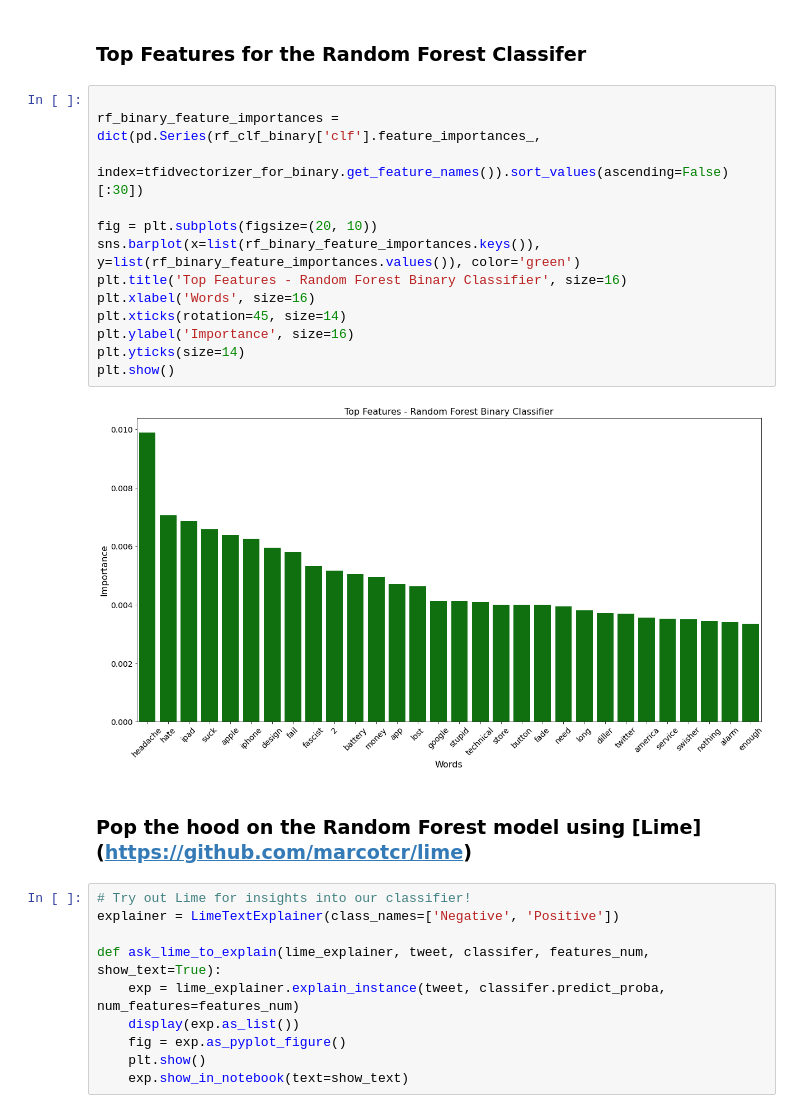
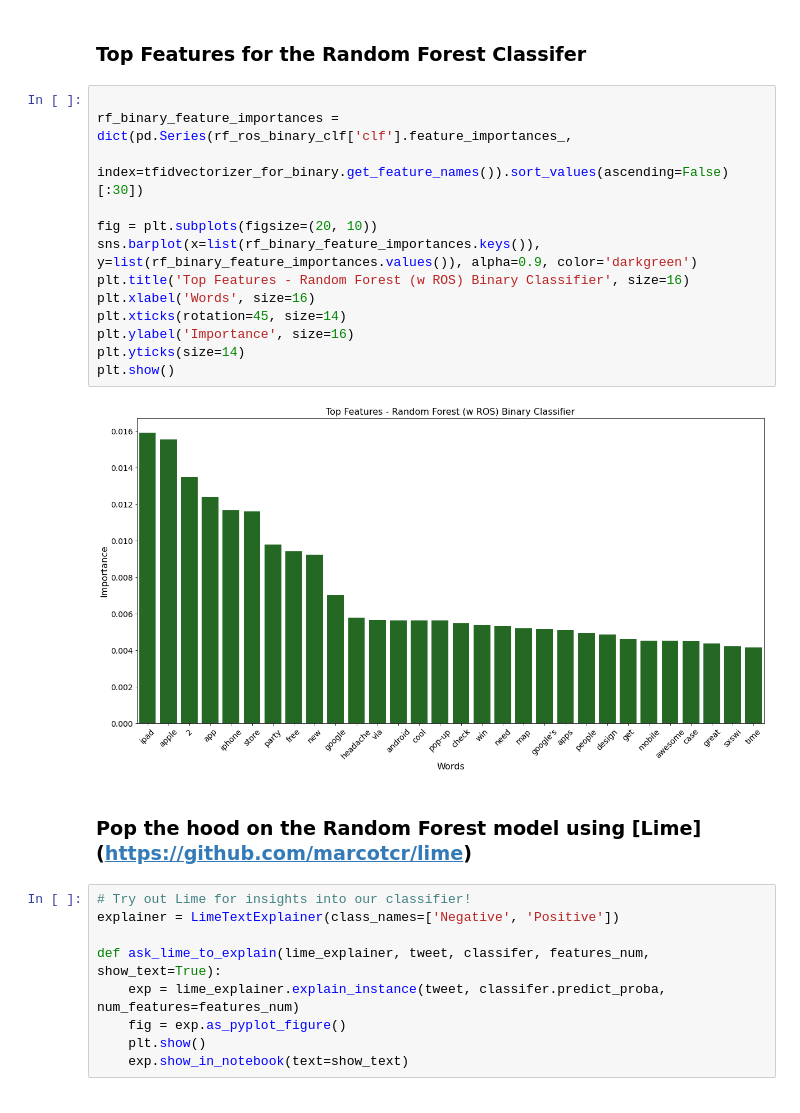
Before and after one commit to lspope/dsc-phase-4-project, a Jupyter notebook: notebooks/modeling.ipynb, the cells around one changed output. Drawn from its saved outputs; the diff is of its cells as text.

```diff
--- a/notebooks/modeling.ipynb
+++ b/notebooks/modeling.ipynb
@@ -270,19 +270,19 @@ Here's the summary:
 ### Top Features for the Random Forest Classifer
 # %%
 
-rf_binary_feature_importances = dict(pd.Series(rf_clf_binary['clf'].feature_importances_,
+rf_binary_feature_importances = dict(pd.Series(rf_ros_binary_clf['clf'].feature_importances_,
                             index=tfidvectorizer_for_binary.get_feature_names()).sort_values(ascending=False)[:30])
 
 fig = plt.subplots(figsize=(20, 10))
-sns.barplot(x=list(rf_binary_feature_importances.keys()), y=list(rf_binary_feature_importances.values()), color='green')
-plt.title('Top Features - Random Forest Binary Classifier', size=16)
+sns.barplot(x=list(rf_binary_feature_importances.keys()), y=list(rf_binary_feature_importances.values()), alpha=0.9, color='darkgreen')
+plt.title('Top Features - Random Forest (w ROS) Binary Classifier', size=16)
 plt.xlabel('Words', size=16)
 plt.xticks(rotation=45, size=14)
 plt.ylabel('Importance', size=16)
 plt.yticks(size=14)
 plt.show()
 # %% [output]
-[figure, old version]
+[figure, new version]
 # %% [markdown]
  ### Pop the hood on the Random Forest model using [Lime] (https://github.com/marcotcr/lime)
 # %%
@@ -291,7 +291,6 @@ explainer = LimeTextExplainer(class_names=['Negative', 'Positive'])
 
 def ask_lime_to_explain(lime_explainer, tweet, classifer, features_num, show_text=True):
     exp = lime_explainer.explain_instance(tweet, classifer.predict_proba, num_features=features_num)
-    display(exp.as_list())
     fig = exp.as_pyplot_figure()
     plt.show()
     exp.show_in_notebook(text=show_text)
```
Also changed, not shown: parts of 6 cells of this notebook, 35 other files.
